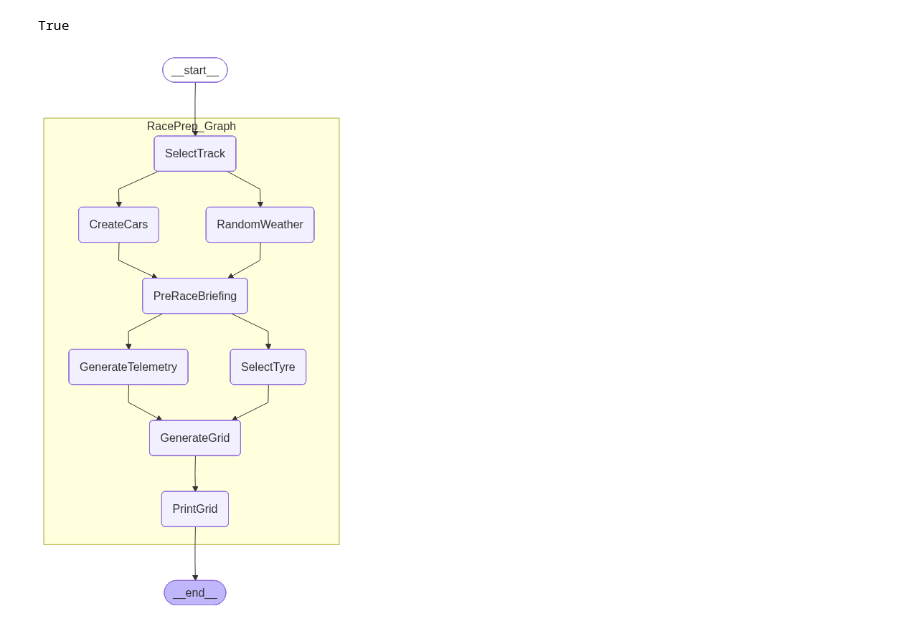
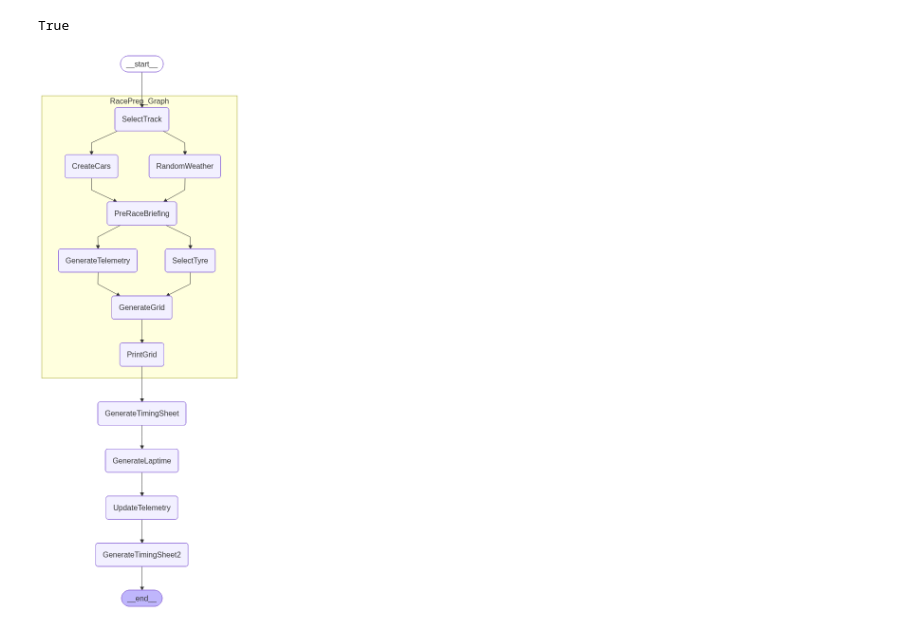
Before and after one commit to harsith1410/harsith1410-capstone-MAT496, a Jupyter notebook: src/test.ipynb, the cells around one changed output. Saved outputs shown, nothing was run; the diff lists cells and outputs as text; code cells hidden in the pictures.

Commit message:
Added 1 Lap Race Simulation and in progress with Pit stops

```diff
--- a/src/test.ipynb
+++ b/src/test.ipynb
@@ -19,7 +19,7 @@ True
 sysmessage = SystemMessage(f"You are an AI agent that is being used for simulating AI F1 cars to a extent, your job is to be as a Race Engineer, you should also take into consideration about the lap times you can create, Take your current position into account. You can try for undercut. Lap time is determined by laptime = generatelaptime + (TyreDegradation/100)*2 + if gap less than 1 random.random() + (fuelrem/totalfuel)*2, think what the other cars might do and TyreDegradation of 100 means puncture and time is +20seconds. You need to choose wet when weather is wet")
 
 LaptimeModel = ChatOpenAI(model="gpt-4.1-nano-2025-04-14",temperature=0)
-laptime_sysmessage=SystemMessage("You are a laptime generating AI agent that uses the car's telemetry data and trackdata to find the approx laptime in seconds that varies between +-1 second of benchmark time and give only the value in seconds and have a precision of 3 digits in the milliseconds. if the TyreDegradation goes above 100 add 20 to the laptime ")
+laptime_sysmessage=SystemMessage("You are a laptime generating AI agent that uses the car's telemetry data and trackdata to find the approx laptime in seconds that is in the range of 1 second up or down and give only the value in seconds and have a precision of 3 digits in the milliseconds.")
 # %%
 MOCK_TRACK_DATA: List[TrackData] = [
     {
@@ -258,6 +258,7 @@ def generate_grid(State: GlobalState) -> dict:
     i = 1
     for car in cars:
         car['CarPosition'] = i
+        car['TotalRaceTime'] = 0.25 * (i-1)
         i += 1
 
     return {"Cars": cars}
@@ -293,35 +394,46 @@ RacePrep.add_node("CreateCars", create_cars)
 RacePrep.add_node("PreRaceBriefing",race_briefing)
 RacePrep.add_node("SelectTyre", select_tyre)
 RacePrep.add_node("GenerateTelemetry", generate_telemetry)
 RacePrep.add_node("GenerateGrid", generate_grid)
 RacePrep.add_node("PrintGrid", print_grid)
 
 
 RacePrep.add_edge(START,"SelectTrack")
 RacePrep.add_edge("SelectTrack","RandomWeather")
 RacePrep.add_edge("SelectTrack","CreateCars")
 RacePrep.add_edge("RandomWeather","PreRaceBriefing")
 RacePrep.add_edge("CreateCars","PreRaceBriefing")
 RacePrep.add_edge("PreRaceBriefing","SelectTyre")
 RacePrep.add_edge("PreRaceBriefing","GenerateTelemetry")
 RacePrep.add_edge("SelectTyre","GenerateGrid")
 RacePrep.add_edge("GenerateTelemetry","GenerateGrid")
 RacePrep.add_edge("GenerateGrid","PrintGrid")
 RacePrep.add_edge("PrintGrid",END)
 
 
 RacePrep_Graph = RacePrep.compile()
 
+
+
+
 main_builder.add_node("RacePrep_Graph", RacePrep_Graph)
+main_builder.add_node("GenerateTimingSheet", generate_timing_sheet)
+main_builder.add_node("GenerateLaptime", generate_laptime)
+main_builder.add_node("UpdateTelemetry", update_telemetry)
+main_builder.add_node("GenerateTimingSheet2", generate_timing_sheet)
 
 main_builder.add_edge(START,"RacePrep_Graph")
-main_builder.add_edge("RacePrep_Graph",END)
+main_builder.add_edge("RacePrep_Graph","GenerateTimingSheet")
+main_builder.add_edge("GenerateTimingSheet","GenerateLaptime")
+main_builder.add_edge("GenerateLaptime","UpdateTelemetry")
+main_builder.add_edge("UpdateTelemetry","GenerateTimingSheet2")
+main_builder.add_edge("GenerateTimingSheet2",END)
 
 graph = main_builder.compile()
 
 display(Image(graph.get_graph(xray=1).draw_mermaid_png()))
 # %% [output]
-[figure, old version]
+[figure, new version]
 # %%
 SampleInput = {
     "Cars": "",
```
Also changed, not shown: parts of 3 cells of this notebook, 1 other file.
